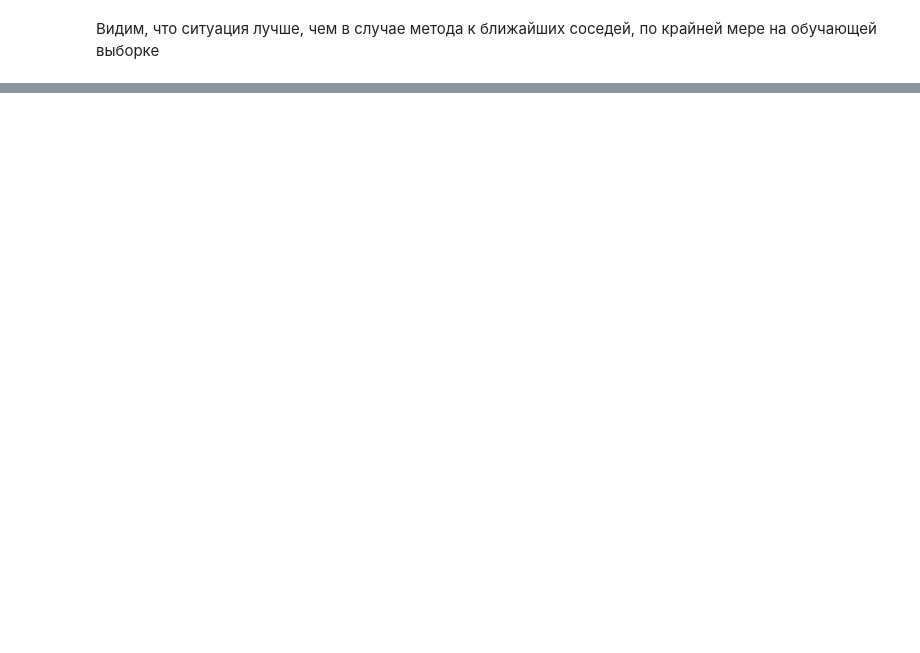
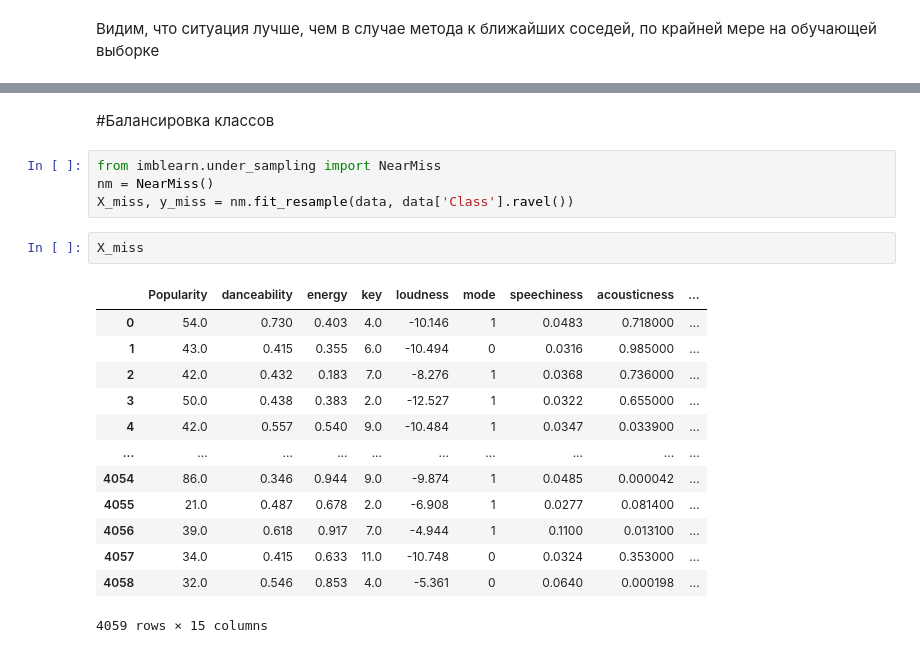
Before and after one commit to ishibyeva/ml_homework, a Jupyter notebook: homework_task1_classification.ipynb, the cells around one changed output, grey strips where cells are left out. Drawn from its saved outputs; the diff is of its cells as text; blank space fills up the shorter version.

```diff
--- a/homework_task1_classification.ipynb
+++ b/homework_task1_classification.ipynb
@@ -441,0 +484,22 @@ print("Ошибка на тестовой выборке: ", score2)
+# %% [markdown]
+#Балансировка классов
+# %%
+from imblearn.under_sampling import NearMiss
+nm = NearMiss()
+X_miss, y_miss = nm.fit_resample(data, data['Class'].ravel())
+# %%
+X_miss
+# %% [output]
+|  | Popularity | danceability | energy | key | loudness | mode | speechiness | acousticness | ... |
+| 0 | 54.0 | 0.730 | 0.403 | 4.0 | -10.146 | 1 | 0.0483 | 0.718000 | ... |
+| 1 | 43.0 | 0.415 | 0.355 | 6.0 | -10.494 | 0 | 0.0316 | 0.985000 | ... |
+| 2 | 42.0 | 0.432 | 0.183 | 7.0 | -8.276 | 1 | 0.0368 | 0.736000 | ... |
+| 3 | 50.0 | 0.438 | 0.383 | 2.0 | -12.527 | 1 | 0.0322 | 0.655000 | ... |
+| 4 | 42.0 | 0.557 | 0.540 | 9.0 | -10.484 | 1 | 0.0347 | 0.033900 | ... |
+| ... | ... | ... | ... | ... | ... | ... | ... | ... | ... |
+| 4054 | 86.0 | 0.346 | 0.944 | 9.0 | -9.874 | 1 | 0.0485 | 0.000042 | ... |
+| 4055 | 21.0 | 0.487 | 0.678 | 2.0 | -6.908 | 1 | 0.0277 | 0.081400 | ... |
+| 4056 | 39.0 | 0.618 | 0.917 | 7.0 | -4.944 | 1 | 0.1100 | 0.013100 | ... |
+| 4057 | 34.0 | 0.415 | 0.633 | 11.0 | -10.748 | 0 | 0.0324 | 0.353000 | ... |
+| 4058 | 32.0 | 0.546 | 0.853 | 4.0 | -5.361 | 0 | 0.0640 | 0.000198 | ... |
+4059 rows × 15 columns
```
Also changed, not shown: parts of 25 cells of this notebook.
